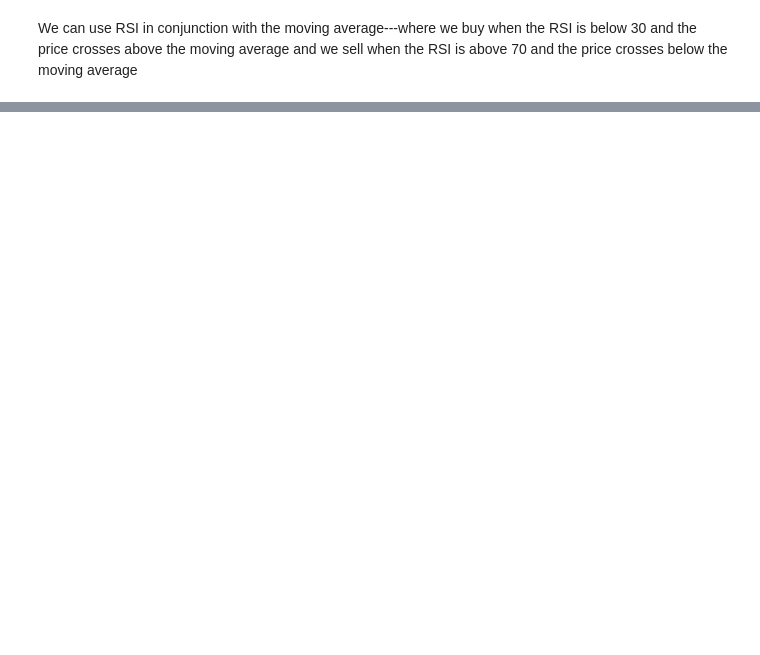
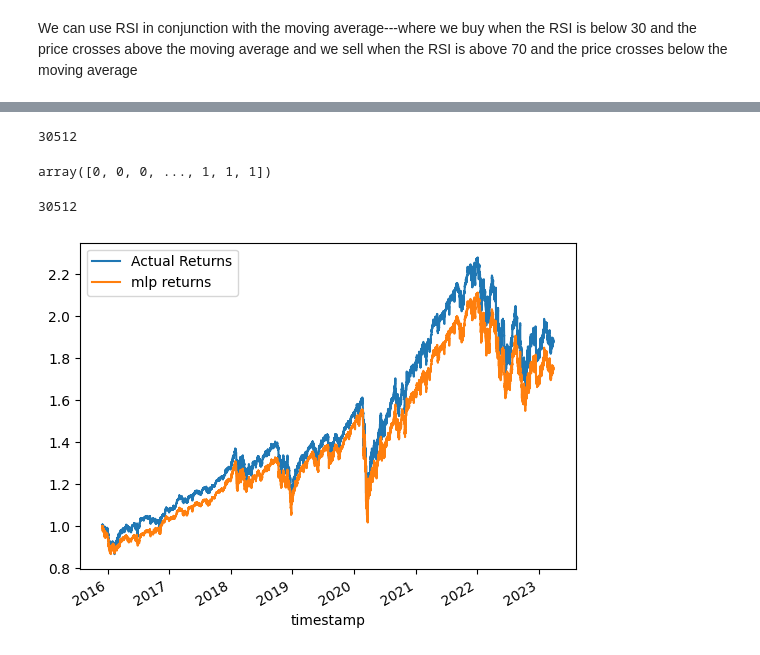
Before and after one commit to v-puppala/Neural-Network-based-Algotrader, a Jupyter notebook: Vishal-Algotrading/Vishal-Algotrading.ipynb, the cells around one changed output, grey strips where cells are left out. Cells and saved outputs as stored; diff of their text form; code cells hidden in the pictures; blank space fills up the shorter version.

```diff
--- a/Vishal-Algotrading/Vishal-Algotrading.ipynb
+++ b/Vishal-Algotrading/Vishal-Algotrading.ipynb
@@ -291,0 +377,7 @@ historical_data
+# %%
+from sklearn.neural_network import MLPClassifier
+
+mlp_clf = MLPClassifier(solver='lbfgs', alpha=1e-5,hidden_layer_sizes=(15,), random_state=1)
+mlp_model=mlp_clf.fit(X_train,y_train)
+mlp_pred=mlp_model.predict(X_test)
+display(mlp_pred)
@@ -291,0 +406,19 @@ historical_data
+# %%
+display(len(mlp_pred))
+display(mlp_pred)
+historical_data_copy=historical_data.copy()
+historical_data_copy = historical_data_copy.drop(index=historical_data_copy.index[:2])
+
+display(len(historical_data_copy['Actual Returns']))
+# %% [output]
+30512
+array([0, 0, 0, ..., 1, 1, 1])
+30512
+# %%
+historical_data_copy['mlp predictions'] = mlp_pred
+#historical_data['strategy returns']=historical_data['Actual Returns']*historical_data['mlp predictions']
+historical_data_copy['mlp returns']=historical_data_copy['mlp predictions']*historical_data_copy['Actual Returns']
+# %%
+plot=(1+historical_data_copy[['Actual Returns','mlp returns']]).cumprod().plot()
+# %% [output]
+[figure, added]
```
Also changed, not shown: parts of 15 cells of this notebook.
